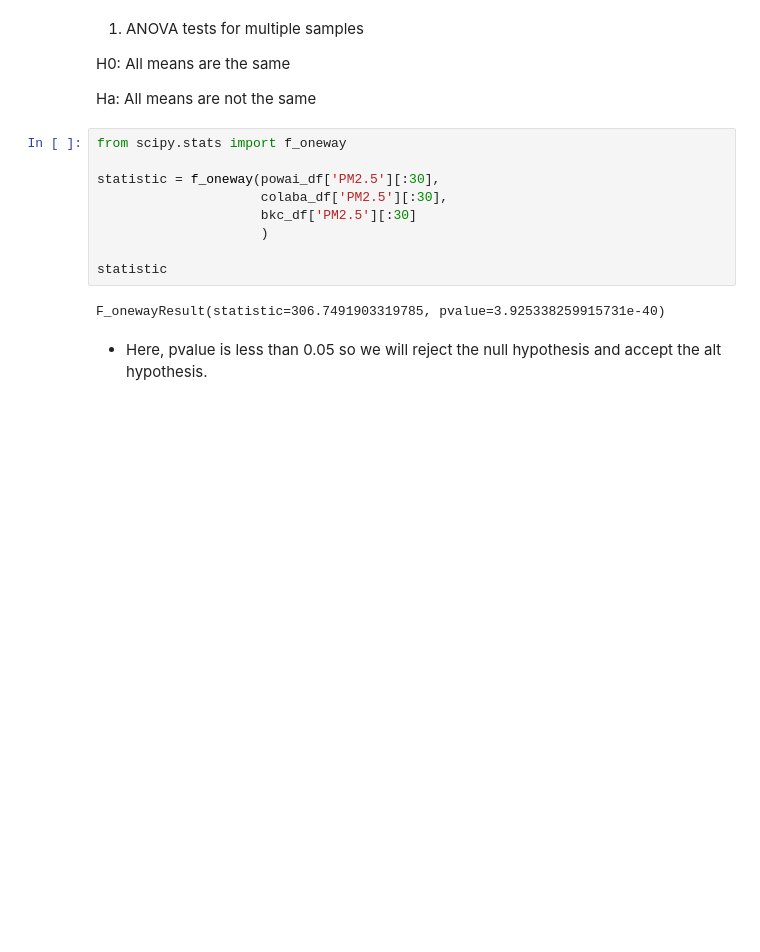
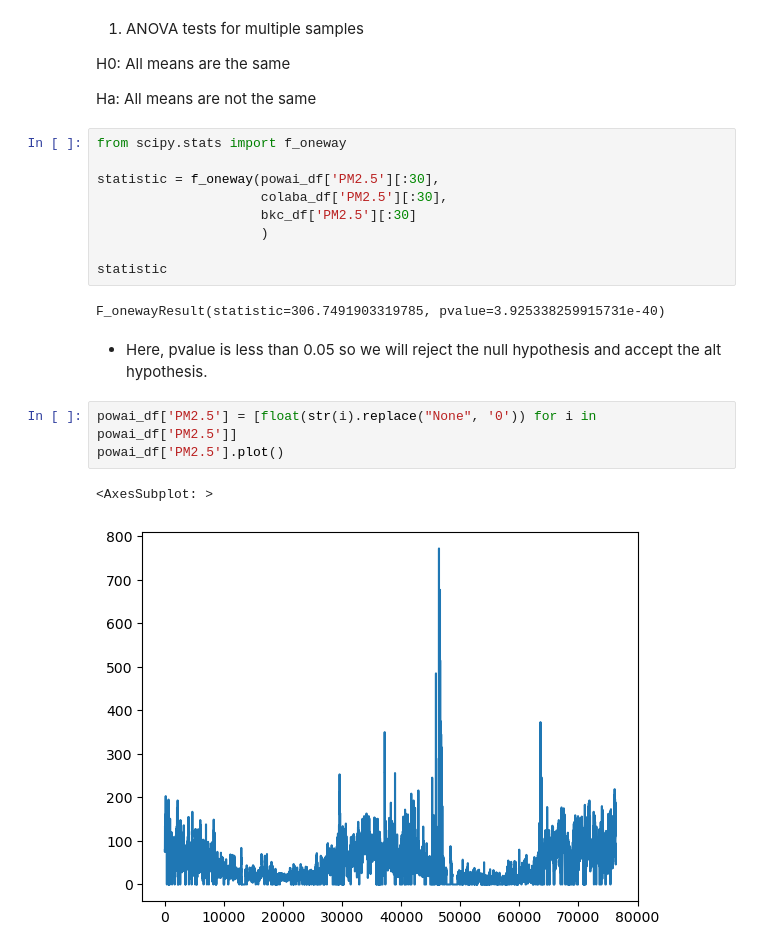
Before and after one commit to OmdenaAI/omdena-mumbai-chapter-air-quality, a Jupyter notebook: src/tasks/task-2-eda/stats_tests.ipynb, the cells around one changed output. Saved outputs shown, nothing was run; the diff lists cells and outputs as text; blank space fills up the shorter version.

```diff
--- a/src/tasks/task-2-eda/stats_tests.ipynb
+++ b/src/tasks/task-2-eda/stats_tests.ipynb
@@ -107,3 +107,9 @@ statistic
 F_onewayResult(statistic=306.7491903319785, pvalue=3.925338259915731e-40)
 # %% [markdown]
 - Here, pvalue is less than 0.05 so we will reject the null hypothesis and accept the alt hypothesis.
+# %%
+powai_df['PM2.5'] = [float(str(i).replace("None", '0')) for i in powai_df['PM2.5']]
+powai_df['PM2.5'].plot()
+# %% [output]
+<AxesSubplot: >
+[figure, added]
```
Also changed, not shown: parts of 6 cells of this notebook.
